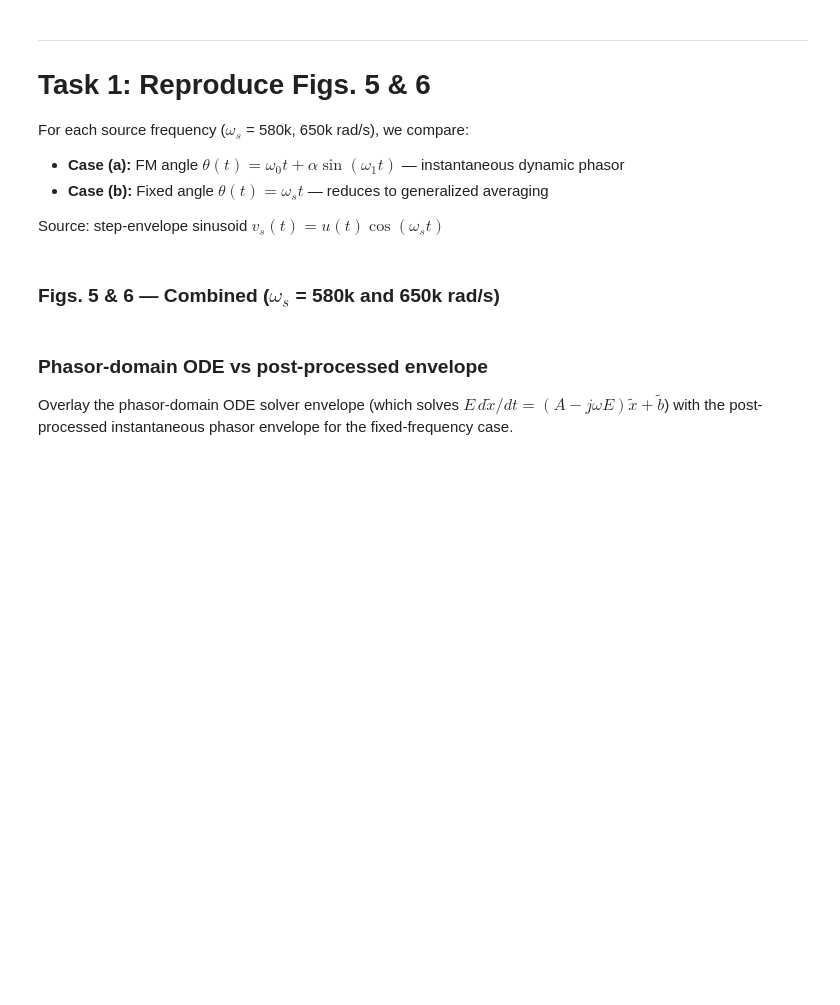
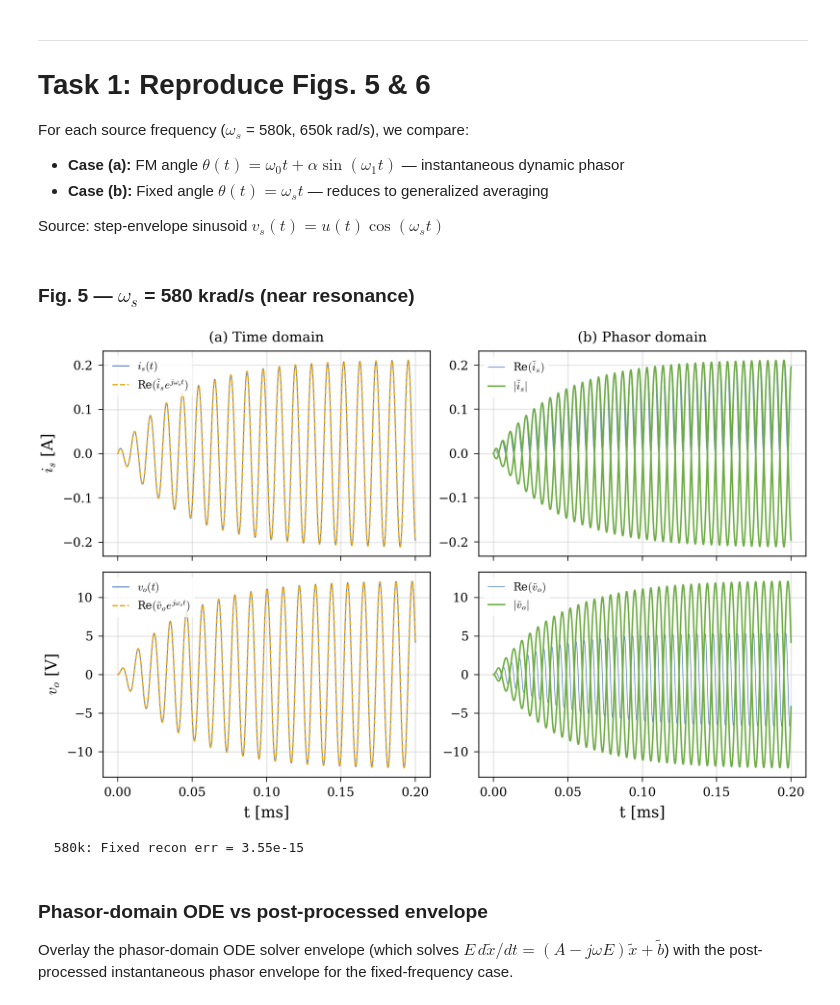
Before and after one commit to doyun-gu/Circuit-Simulations, a Jupyter notebook: framework/notebooks/rim2025_reproduction_benchmark.ipynb, the cells around one changed output. Drawn from its saved outputs; the diff is of its cells as text; code cells hidden in the pictures; blank space fills up the shorter version.

```diff
--- a/framework/notebooks/rim2025_reproduction_benchmark.ipynb
+++ b/framework/notebooks/rim2025_reproduction_benchmark.ipynb
@@ -276,9 +245,13 @@ def plot_rim_combined(data_580, data_650):
-# %% [markdown]
-### Figs. 5 & 6 — Combined ($\omega_s$ = 580k and 650k rad/s)
+# %% [markdown]
+### Fig. 5 — $\omega_s$ = 580 krad/s (near resonance)
 # %%
 data_580 = run_simulation(omega_s=580e3)
-data_650 = run_simulation(omega_s=650e3)
-plot_rim_combined(data_580, data_650)
+data_650 = run_simulation(omega_s=650e3)  # kept for later benchmark cells
+
+plot_rim_figure(data_580, ws_label='580')
+# %% [output]
+[figure, added]
+  580k: Fixed recon err = 3.55e-15
 # %% [markdown]
 ### Phasor-domain ODE vs post-processed envelope
 
```
Also changed, not shown: parts of 7 cells of this notebook, 16 other files.
